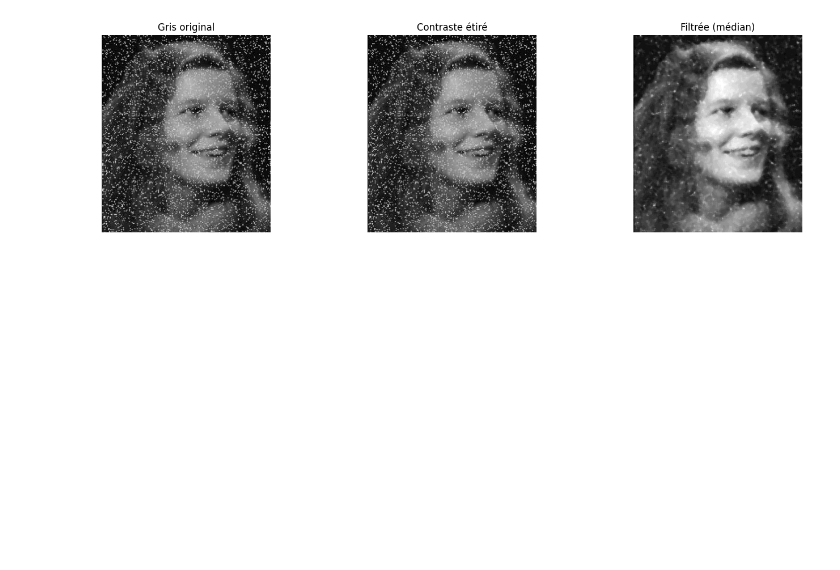
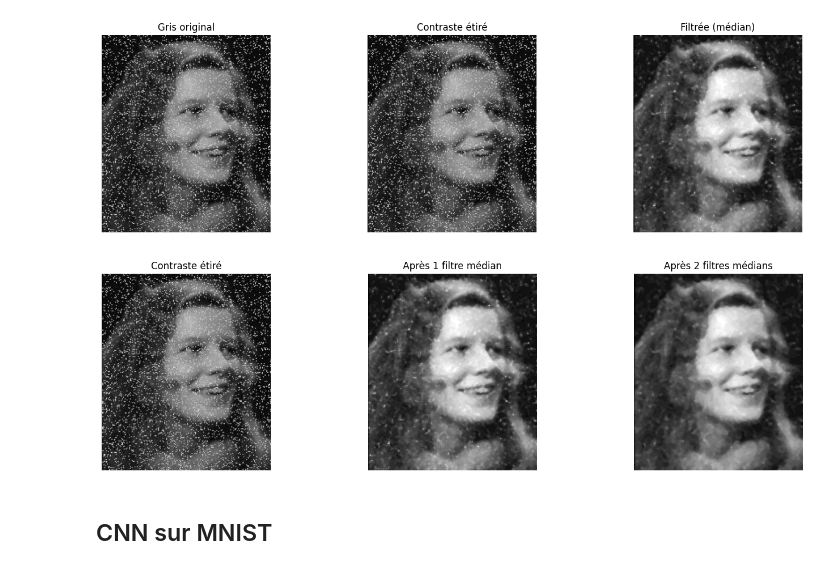
Before and after one commit to Ousoka/ANN_MNIST, a Jupyter notebook: mnist_ok.ipynb, the cells around one changed output. Drawn from its saved outputs; the diff is of its cells as text; code cells hidden in the pictures; blank space fills up the shorter version.

```diff
--- a/mnist_ok.ipynb
+++ b/mnist_ok.ipynb
@@ -466,3 +466,30 @@ plt.tight_layout()
 plt.show()
 # %% [output]
 [figure]
+# %%
+# 9. Deuxième filtre médian
+filtrée2 = cv2.medianBlur(filtrée, 5)  # Encore un noyau 5x5
+
+# 10. Affichage final avec deuxième filtre médian
+plt.figure(figsize=(15, 4))
+plt.subplot(1, 3, 1)
+plt.imshow(etiree, cmap='gray')
+plt.title("Contraste étiré")
+plt.axis('off')
+
+plt.subplot(1, 3, 2)
+plt.imshow(filtrée, cmap='gray')
+plt.title("Après 1 filtre médian")
+plt.axis('off')
+
+plt.subplot(1, 3, 3)
+plt.imshow(filtrée2, cmap='gray')
+plt.title("Après 2 filtres médians")
+plt.axis('off')
+
+plt.tight_layout()
+plt.show()
+# %% [output]
+[figure, added]
+# %% [markdown]
+## CNN sur MNIST
```
Also changed, not shown: parts of 1 cell of this notebook.
